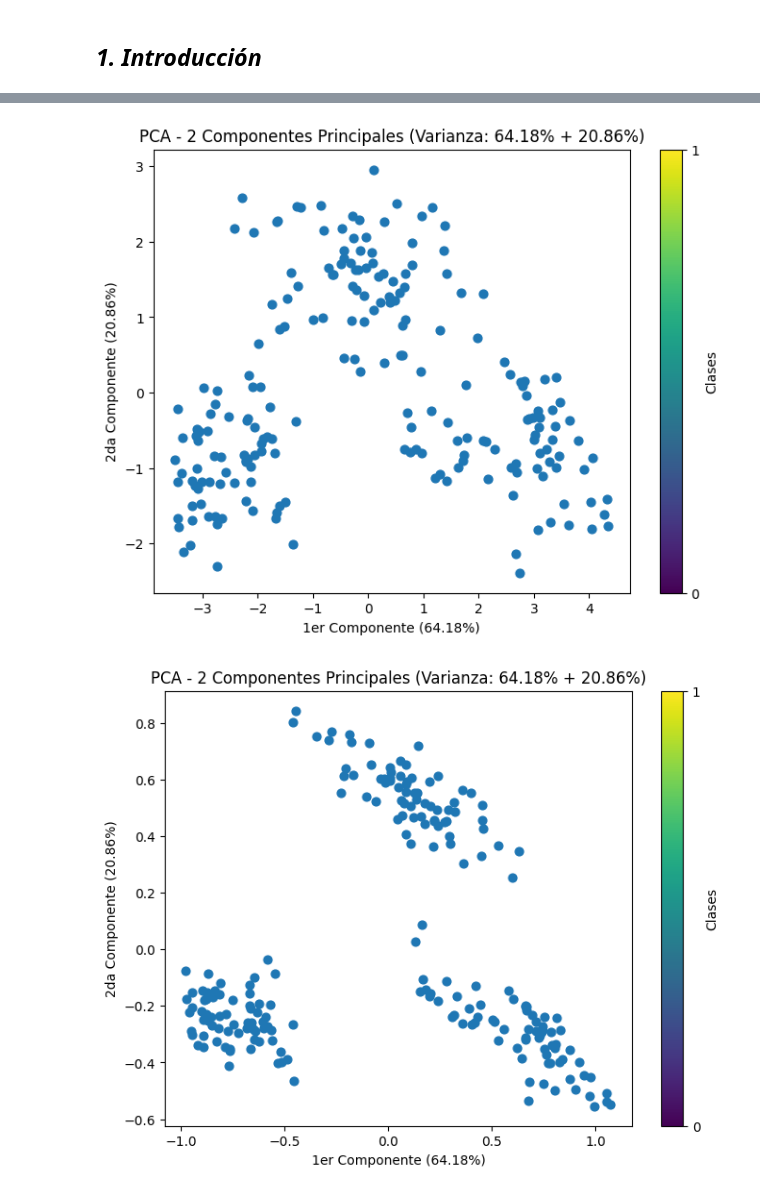
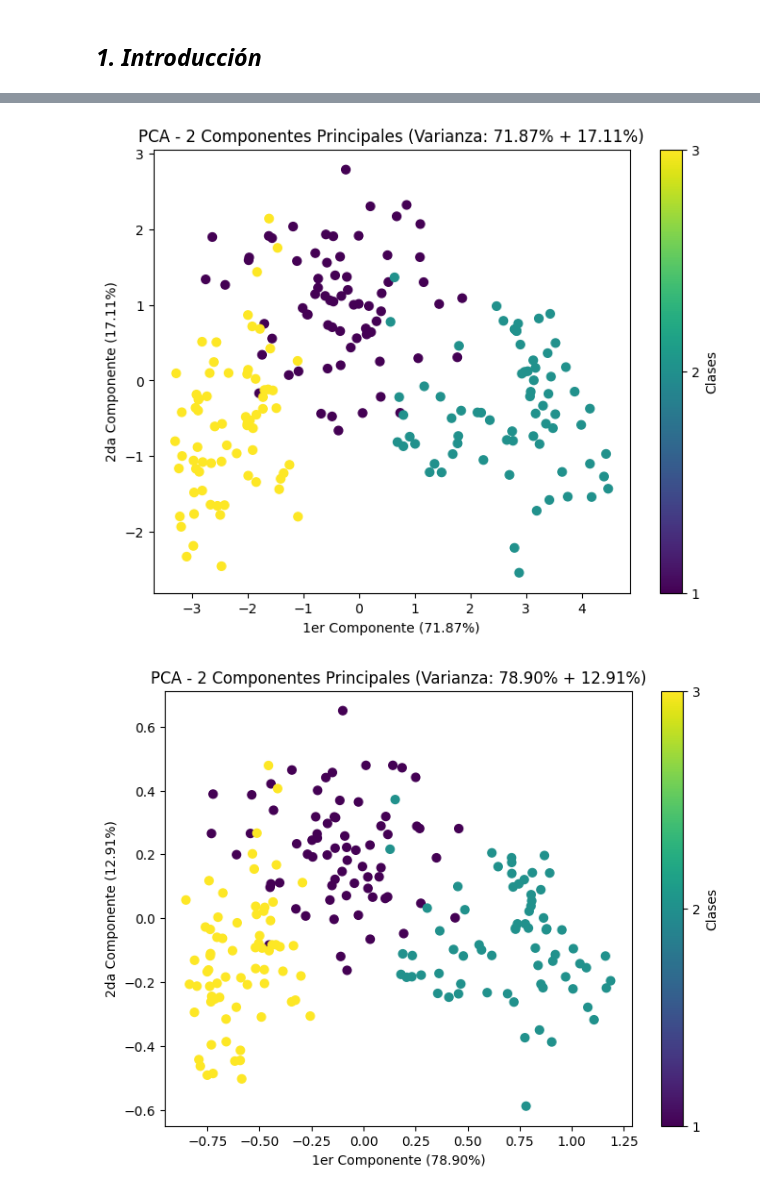
Before and after one commit to 100495991/AA_practica2, a Jupyter notebook: main.ipynb, the cells around one changed output, grey strips where cells are left out. Cells and saved outputs as stored; diff of their text form; code cells hidden in the pictures.

```diff
--- a/main.ipynb
+++ b/main.ipynb
@@ -13,20 +15,24 @@ import matplotlib.pyplot as plt
 from mpl_toolkits.mplot3d import Axes3D
 from sklearn.decomposition import PCA
 from sklearn.pipeline import Pipeline
-from sklearn.preprocessing import StandardScaler, MinMaxScaler, RobustScaler
+from sklearn.preprocessing import StandardScaler, MinMaxScaler, RobustScaler, scale
 import numpy as np
 import pandas as pd
 
 data_path = 'semillas.csv'
 
+seed = 1004959991
+
 data = pd.read_csv(data_path, sep = ',')
 
-X = data
-
+X = data.drop(columns=['clase'])
+y = data['clase']
+target_names = sorted(y.unique().tolist())
+"""
 for scaler in (StandardScaler(), MinMaxScaler(), RobustScaler()):
     pipeline = Pipeline([
     ('scaler', scaler),  # Siempre escalar antes de PCA
-    ('pca', PCA())
+    ('pca', PCA(random_state=seed))
     ])
 
     # Ajustar y transformar
@@ -54,4 +60,5 @@ for scaler in (StandardScaler(), MinMaxScaler(), RobustScaler()):
     plt.ylim(0, 1.1)
     plt.grid(True, linestyle='--', alpha=0.6)
     plt.show()
+    """
 # %% [output]
@@ -61,22 +75,28 @@ for scaler in (StandardScaler(), MinMaxScaler(), RobustScaler()):
 # %%
+bestScaler = None
+bestVariance = 0.0
 for scaler in (StandardScaler(), MinMaxScaler(), RobustScaler()):
     pipeline = Pipeline([
-        ('scaler', scaler),  # Siempre escalar antes de PCA
-        ('pca', PCA(n_components=4))
+        ('scaler', scaler),
+        ('pca', PCA(n_components=2, random_state=seed))
     ])
 
-    # Transformar
     X_reduced = pipeline.fit_transform(X)
     pca = pipeline.named_steps['pca']
+    explained_variance = pca.explained_variance_ratio_
 
-    # Visualizar
     plt.figure(figsize=(8, 6))
-    plt.scatter(X_reduced[:, 0], X_reduced[:, 1], s=40)
+    scatter = plt.scatter(X_reduced[:, 0], X_reduced[:, 1], c=y, s=40, cmap='viridis')
     plt.title('PCA - 2 Componentes Principales (Varianza: {:.2%} + {:.2%})'.format(explained_variance[0], explained_variance[1]))
     plt.xlabel('1er Componente ({:.2%})'.format(explained_variance[0]))
     plt.ylabel('2da Componente ({:.2%})'.format(explained_variance[1]))
-    plt.colorbar(ticks=range(3), label='Clases')
+    cbar = plt.colorbar(scatter, ticks=[1, 2, 3])
+    cbar.set_label('Clases')
     plt.show()
+
+    if sum(explained_variance) > bestVariance:
+        bestVariance = sum(explained_variance)
+        bestScaler = scaler
 # %% [output]
-[figure, old version]
+[figure, new version]
-[figure, old version]
+[figure, new version]
```
Also changed, not shown: parts of 12 cells of this notebook.
